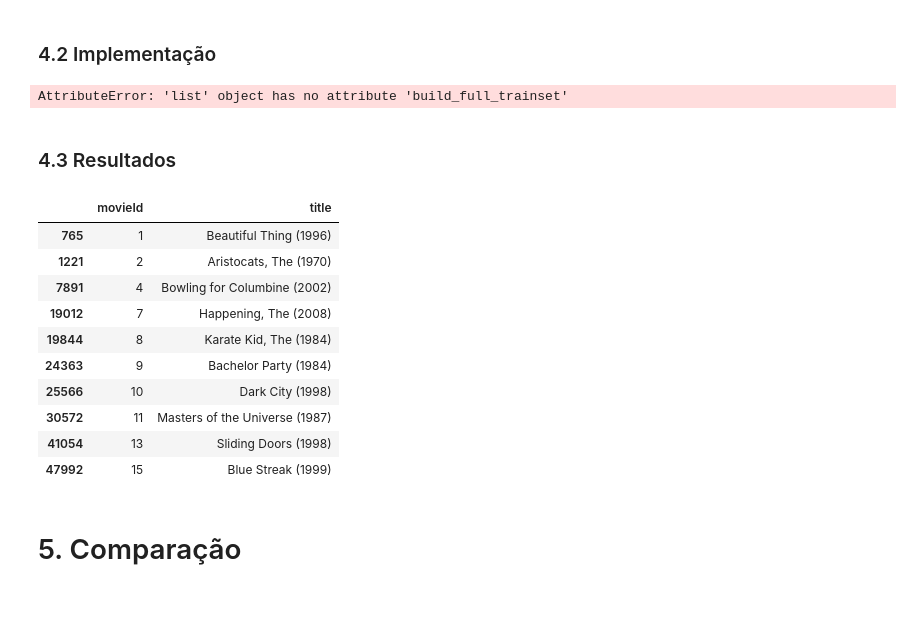
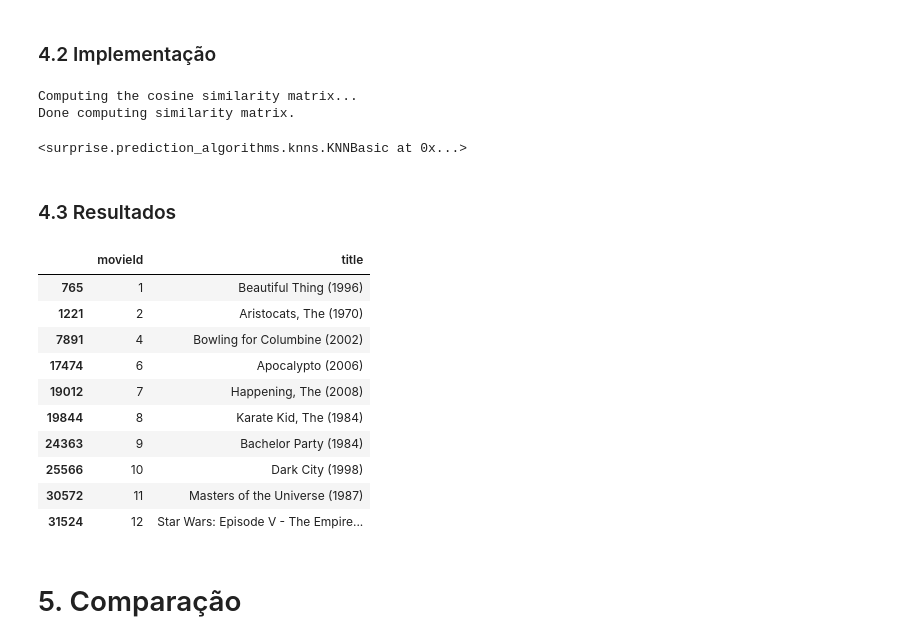
Before and after one commit to israelfs/Movies_Recommendation, a Jupyter notebook: IA_Baseline_e_Apriori.ipynb, the cells around one changed output. Drawn from its saved outputs; the diff is of its cells as text; code cells hidden in the pictures; blank space fills up the shorter version.

```diff
--- a/IA_Baseline_e_Apriori.ipynb
+++ b/IA_Baseline_e_Apriori.ipynb
@@ -776,45 +775,47 @@ trainset = data.build_full_trainset()
 # Aqui estabelecemos as opções de similaridade do KNN usando cosseno (por conta de sua invariância a escala) e explicitando
 # que as recomendações são baseadas nos usuários
 sim_options = {'name': 'cosine', 'user_based': True}
-#model = KNNBasic(sim_options=sim_options)
-#model.fit(trainset)
+model = KNNBasic(sim_options=sim_options)
+model.fit(trainset)
 # %% [output]
-AttributeError: 'list' object has no attribute 'build_full_trainset'
+Computing the cosine similarity matrix...
+Done computing similarity matrix.
+<surprise.prediction_algorithms.knns.KNNBasic at 0x...>
 # %% [markdown]
 ### 4.3 Resultados
 # %%
 user_id_to_predict = 1  # Aqui é estabelecido o usuário em questão
-items_to_ignore = df[df['userId'] == user_id_to_predict]['movieId'].tolist() # Aqui guardamos os filmes já avaliados pelo usuário
+items_to_ignore = df_train[df_train['userId'] == user_id_to_predict]['movieId'].tolist() # Aqui guardamos os filmes já avaliados pelo usuário
 
 # Obtém IDs de filmes ainda não avaliados pelo usuário
-all_movie_ids = df['movieId'].unique()
+all_movie_ids = df_train['movieId'].unique()
 movies_to_predict = [movie_id for movie_id in all_movie_ids if movie_id not in items_to_ignore]
 
 # Gera previsões para os filmes não avaliados
 predictions = [model.predict(user_id_to_predict, movie_id) for movie_id in movies_to_predict]
 
 # Organiza as previsões em ordem decrescente de estimativa de classificação
 predictions.sort(key=lambda x: x.est, reverse=True)
 
 # Obtém os IDs dos filmes recomendados
 recommended_movie_ids = [prediction.iid for prediction in predictions]
 
 # Mapeia os IDs dos filmes recomendados para os títulos reais.
 recommended_movies = df[df['movieId'].isin(recommended_movie_ids)][['movieId', 'title']].drop_duplicates()
 
 recommended_movies[:10]
 # %% [output]
 |  | movieId | title |
 | 765 | 1 | Beautiful Thing (1996) |
 | 1221 | 2 | Aristocats, The (1970) |
 | 7891 | 4 | Bowling for Columbine (2002) |
+| 17474 | 6 | Apocalypto (2006) |
 | 19012 | 7 | Happening, The (2008) |
 | 19844 | 8 | Karate Kid, The (1984) |
 | 24363 | 9 | Bachelor Party (1984) |
 | 25566 | 10 | Dark City (1998) |
 | 30572 | 11 | Masters of the Universe (1987) |
-| 41054 | 13 | Sliding Doors (1998) |
-| 47992 | 15 | Blue Streak (1999) |
+| 31524 | 12 | Star Wars: Episode V - The Empire... |
 # %% [markdown]
 # 5. Comparação
 # %% [markdown]
```
Also changed, not shown: parts of 11 cells of this notebook.
